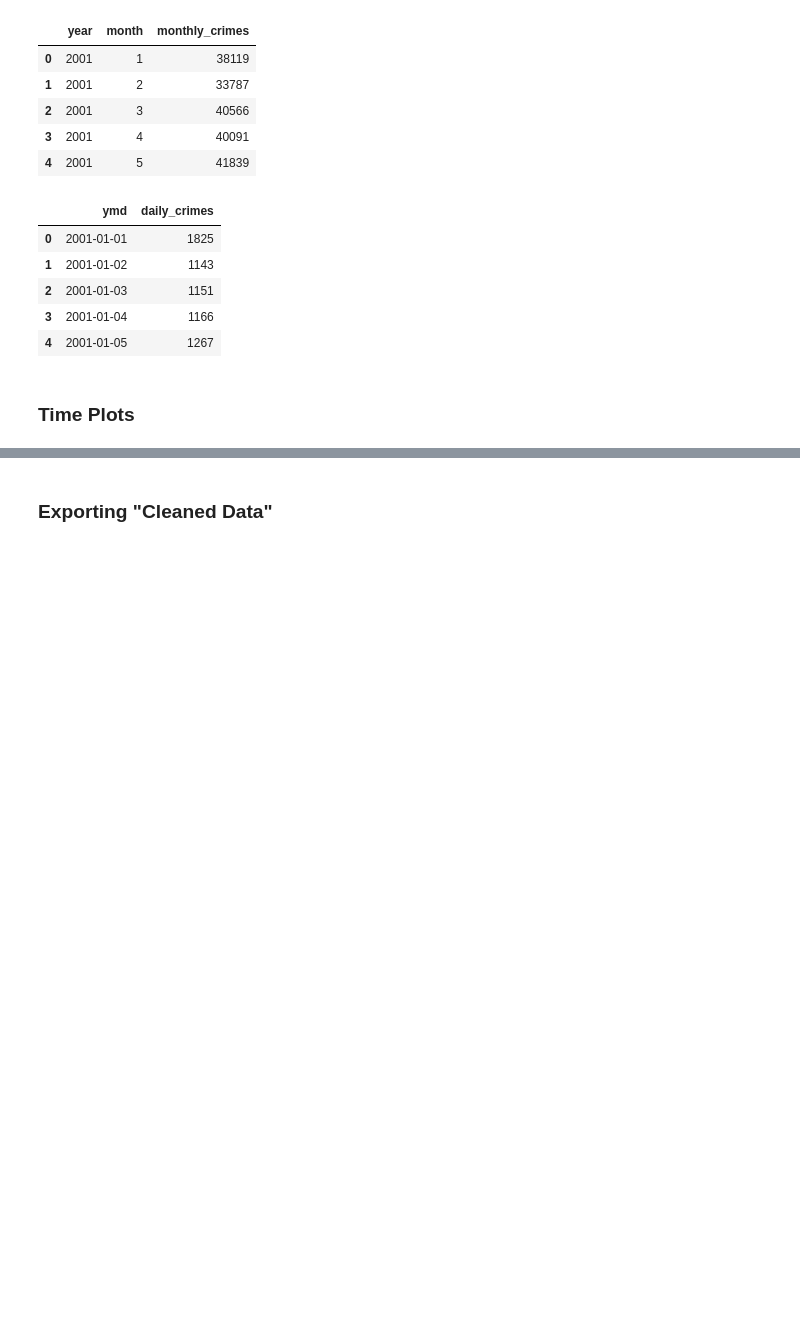
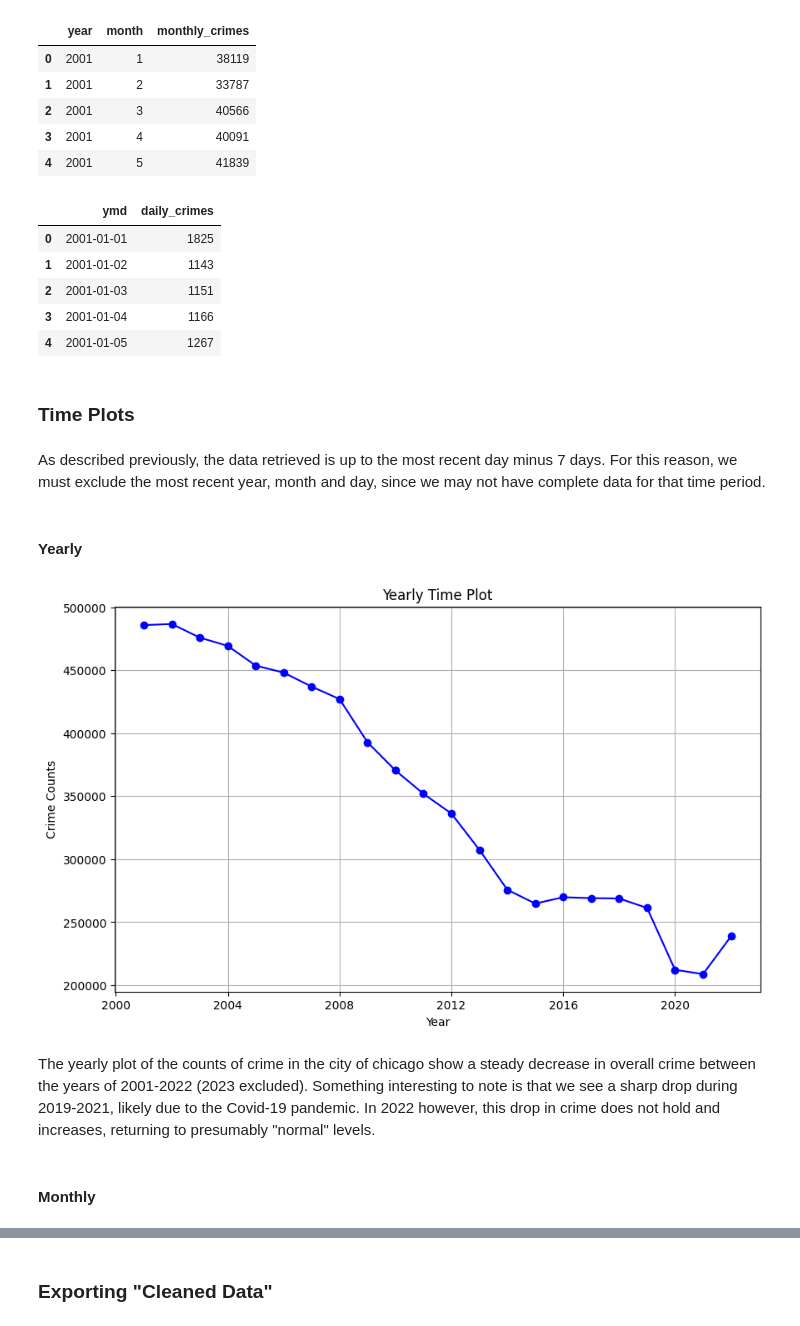
Before and after one commit to Achan40/cc-time-series, a Jupyter notebook: eda/cc_eda.ipynb, the cells around one changed output, grey strips where cells are left out. Drawn from its saved outputs; the diff is of its cells as text; code cells hidden in the pictures; blank space fills up the shorter version.

```diff
--- a/eda/cc_eda.ipynb
+++ b/eda/cc_eda.ipynb
@@ -71,3 +75,7 @@ cc_day.head()
 | 4 | 2001-01-05 | 1267 |
 # %% [markdown]
 ### Time Plots
+# %% [markdown]
+As described previously, the data retrieved is up to the most recent day minus 7 days. For this reason, we must exclude the most recent year, month and day, since we may not have complete data for that time period.
+# %% [markdown]
+#### Yearly
@@ -73,0 +84,22 @@ cc_day.head()
+# %%
+# Use .iloc to slice the DataFrame and exclude the last row
+cc_year = cc_year.iloc[:-1]
+# %%
+cc_year['year'] = pd.to_datetime(cc_year['year'], format='%Y')
+
+cc_year.set_index('year', inplace=True)
+
+# Create a yearly time plot using matplotlib
+plt.figure(figsize=(10, 6))
+plt.plot(cc_year.index, cc_year['yearly_crimes'], marker='o', linestyle='-', color='b')
+plt.xlabel('Year')
+plt.ylabel('Crime Counts')
+plt.title('Yearly Time Plot')
+plt.grid(True)
+plt.show()
+# %% [output]
+[figure, added]
+# %% [markdown]
+The yearly plot of the counts of crime in the city of chicago show a steady decrease in overall crime between the years of 2001-2022 (2023 excluded). Something interesting to note is that we see a sharp drop during 2019-2021, likely due to the Covid-19 pandemic. In 2022 however, this drop in crime does not hold and increases, returning to presumably "normal" levels.
+# %% [markdown]
+#### Monthly
```
Also changed, not shown: parts of 18 cells of this notebook.
